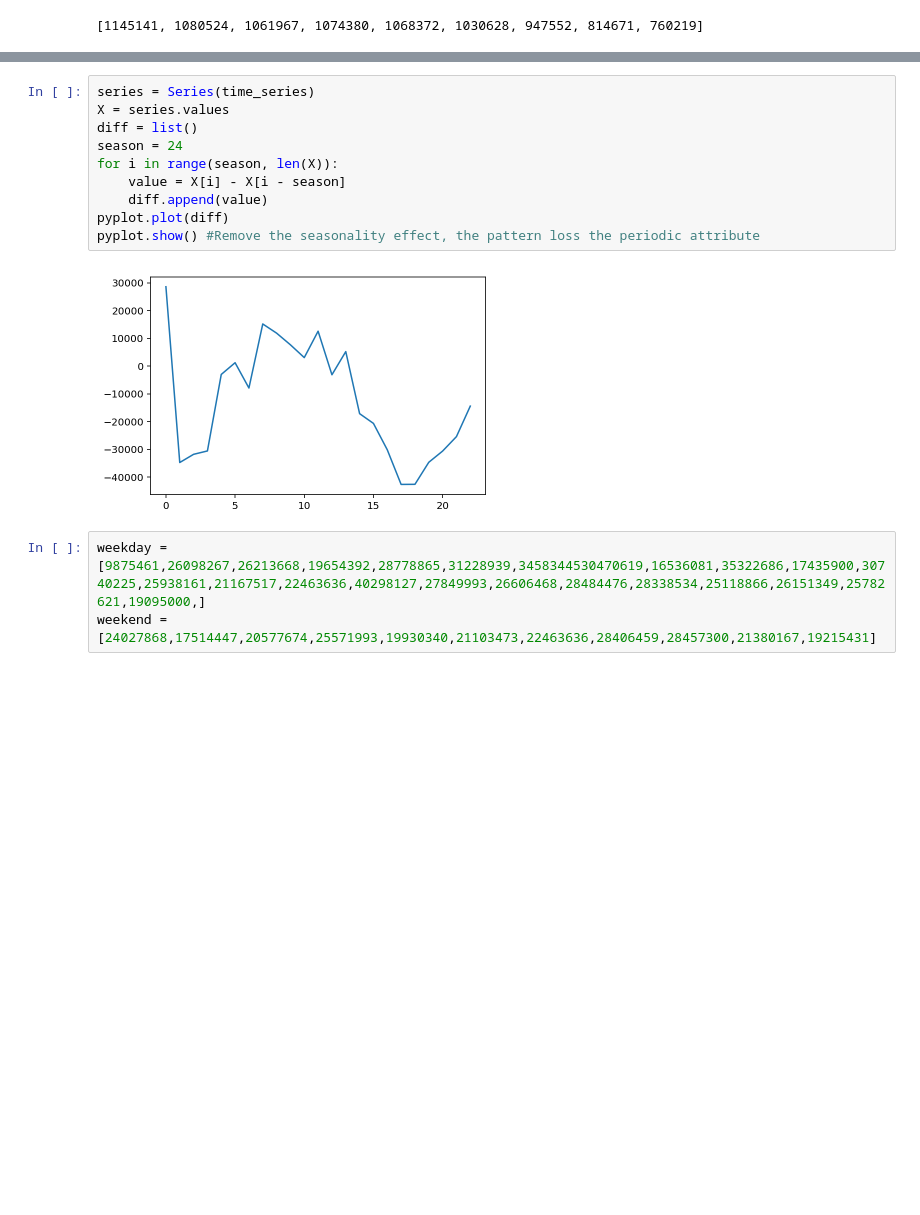
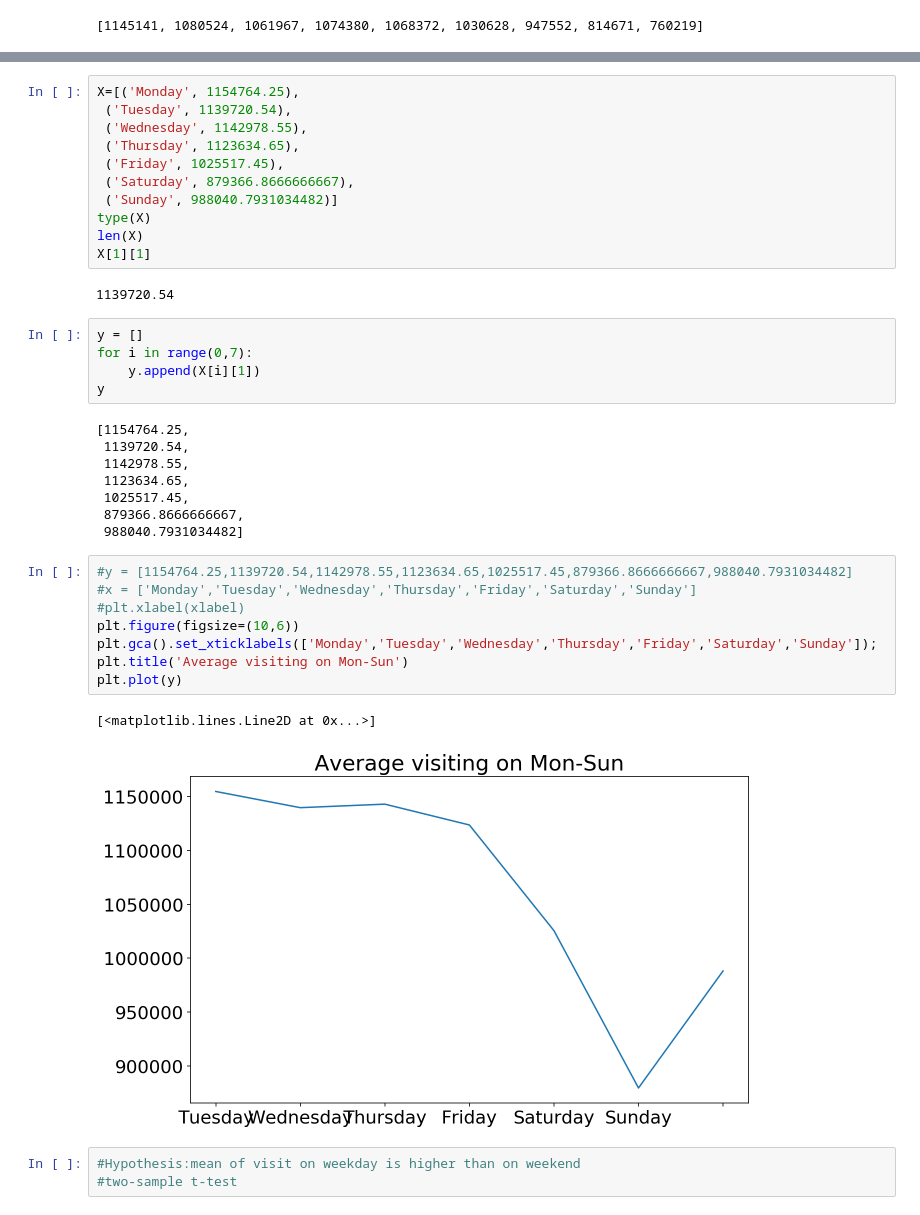
Before and after one commit to xuan-li/CSE-544-Project, a Jupyter notebook: DataTime.ipynb, the cells around one changed output, grey strips where cells are left out. Saved outputs shown, nothing was run; the diff lists cells and outputs as text; blank space fills up the shorter version.

```diff
--- a/DataTime.ipynb
+++ b/DataTime.ipynb
@@ -322,15 +180,40 @@ plot_acf(time_series,alpha=0.05, use_vlines=True).show()
-# %%
-series = Series(time_series)
-X = series.values
-diff = list()
-season = 24
-for i in range(season, len(X)):
-    value = X[i] - X[i - season]
-    diff.append(value)
-pyplot.plot(diff)
-pyplot.show() #Remove the seasonality effect, the pattern loss the periodic attribute
-# %% [output]
-[figure, removed]
-# %%
-weekday = [9875461,26098267,26213668,19654392,28778865,31228939,3458344530470619,16536081,35322686,17435900,30740225,25938161,21167517,22463636,40298127,27849993,26606468,28484476,28338534,25118866,26151349,25782621,19095000,]
-weekend = [24027868,17514447,20577674,25571993,19930340,21103473,22463636,28406459,28457300,21380167,19215431]
+# %%
+X=[('Monday', 1154764.25),
+ ('Tuesday', 1139720.54),
+ ('Wednesday', 1142978.55),
+ ('Thursday', 1123634.65),
+ ('Friday', 1025517.45),
+ ('Saturday', 879366.8666666667),
+ ('Sunday', 988040.7931034482)]
+type(X)
+len(X)
+X[1][1]
+# %% [output]
+1139720.54
+# %%
+y = []
+for i in range(0,7):
+    y.append(X[i][1])
+y
+# %% [output]
+[1154764.25,
+ 1139720.54,
+ 1142978.55,
+ 1123634.65,
+ 1025517.45,
+ 879366.8666666667,
+ 988040.7931034482]
+# %%
+#y = [1154764.25,1139720.54,1142978.55,1123634.65,1025517.45,879366.8666666667,988040.7931034482]
+#x = ['Monday','Tuesday','Wednesday','Thursday','Friday','Saturday','Sunday']
+#plt.xlabel(xlabel)
+plt.figure(figsize=(10,6))
+plt.gca().set_xticklabels(['Monday','Tuesday','Wednesday','Thursday','Friday','Saturday','Sunday']);
+plt.title('Average visiting on Mon-Sun')
+plt.plot(y)
+# %% [output]
+[<matplotlib.lines.Line2D at 0x...>]
+[figure, added]
+# %%
+#Hypothesis:mean of visit on weekday is higher than on weekend
+#two-sample t-test
```
Also changed, not shown: parts of 52 cells of this notebook, 30 other files.
